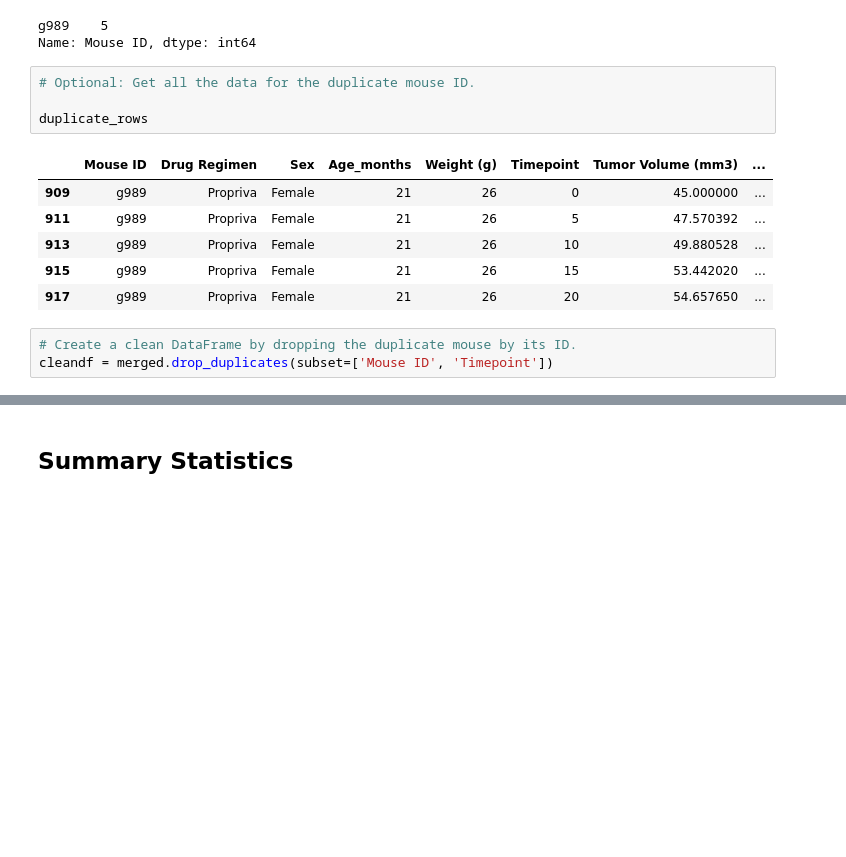
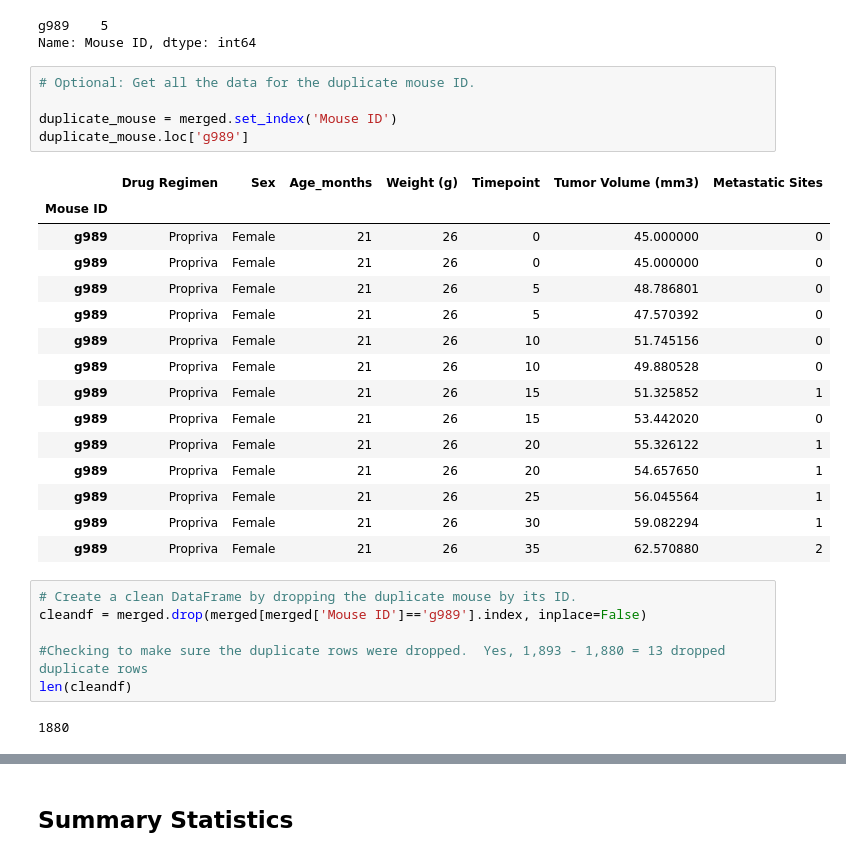
Before and after one commit to reiderwin/cancer-drug-analysis-viz, a Jupyter notebook: pymaceuticals_starter.ipynb, the cells around one changed output, grey strips where cells are left out. Drawn from its saved outputs; the diff is of its cells as text; blank space fills up the shorter version.

```diff
--- a/pymaceuticals_starter.ipynb
+++ b/pymaceuticals_starter.ipynb
@@ -54,17 +61,32 @@ Name: Mouse ID, dtype: int64
 # %%
 # Optional: Get all the data for the duplicate mouse ID.
 
-duplicate_rows
+duplicate_mouse = merged.set_index('Mouse ID')
+duplicate_mouse.loc['g989']
 # %% [output]
-|  | Mouse ID | Drug Regimen | Sex | Age_months | Weight (g) | Timepoint | Tumor Volume (mm3) | ... |
-| 909 | g989 | Propriva | Female | 21 | 26 | 0 | 45.000000 | ... |
-| 911 | g989 | Propriva | Female | 21 | 26 | 5 | 47.570392 | ... |
-| 913 | g989 | Propriva | Female | 21 | 26 | 10 | 49.880528 | ... |
-| 915 | g989 | Propriva | Female | 21 | 26 | 15 | 53.442020 | ... |
-| 917 | g989 | Propriva | Female | 21 | 26 | 20 | 54.657650 | ... |
+|  | Drug Regimen | Sex | Age_months | Weight (g) | Timepoint | Tumor Volume (mm3) | Metastatic Sites |
+| Mouse ID |  |  |  |  |  |  |  |
+| g989 | Propriva | Female | 21 | 26 | 0 | 45.000000 | 0 |
+| g989 | Propriva | Female | 21 | 26 | 0 | 45.000000 | 0 |
+| g989 | Propriva | Female | 21 | 26 | 5 | 48.786801 | 0 |
+| g989 | Propriva | Female | 21 | 26 | 5 | 47.570392 | 0 |
+| g989 | Propriva | Female | 21 | 26 | 10 | 51.745156 | 0 |
+| g989 | Propriva | Female | 21 | 26 | 10 | 49.880528 | 0 |
+| g989 | Propriva | Female | 21 | 26 | 15 | 51.325852 | 1 |
+| g989 | Propriva | Female | 21 | 26 | 15 | 53.442020 | 0 |
+| g989 | Propriva | Female | 21 | 26 | 20 | 55.326122 | 1 |
+| g989 | Propriva | Female | 21 | 26 | 20 | 54.657650 | 1 |
+| g989 | Propriva | Female | 21 | 26 | 25 | 56.045564 | 1 |
+| g989 | Propriva | Female | 21 | 26 | 30 | 59.082294 | 1 |
+| g989 | Propriva | Female | 21 | 26 | 35 | 62.570880 | 2 |
 # %%
 # Create a clean DataFrame by dropping the duplicate mouse by its ID.
-cleandf = merged.drop_duplicates(subset=['Mouse ID', 'Timepoint'])
+cleandf = merged.drop(merged[merged['Mouse ID']=='g989'].index, inplace=False)
+
+#Checking to make sure the duplicate rows were dropped.  Yes, 1,893 - 1,880 = 13 dropped duplicate rows
+len(cleandf)
+# %% [output]
+1880
 # %%
 # Checking the number of mice in the clean DataFrame.
 duplicate_drop_unique = cleandf['Mouse ID'].unique()
```
Also changed, not shown: parts of 23 cells of this notebook.
